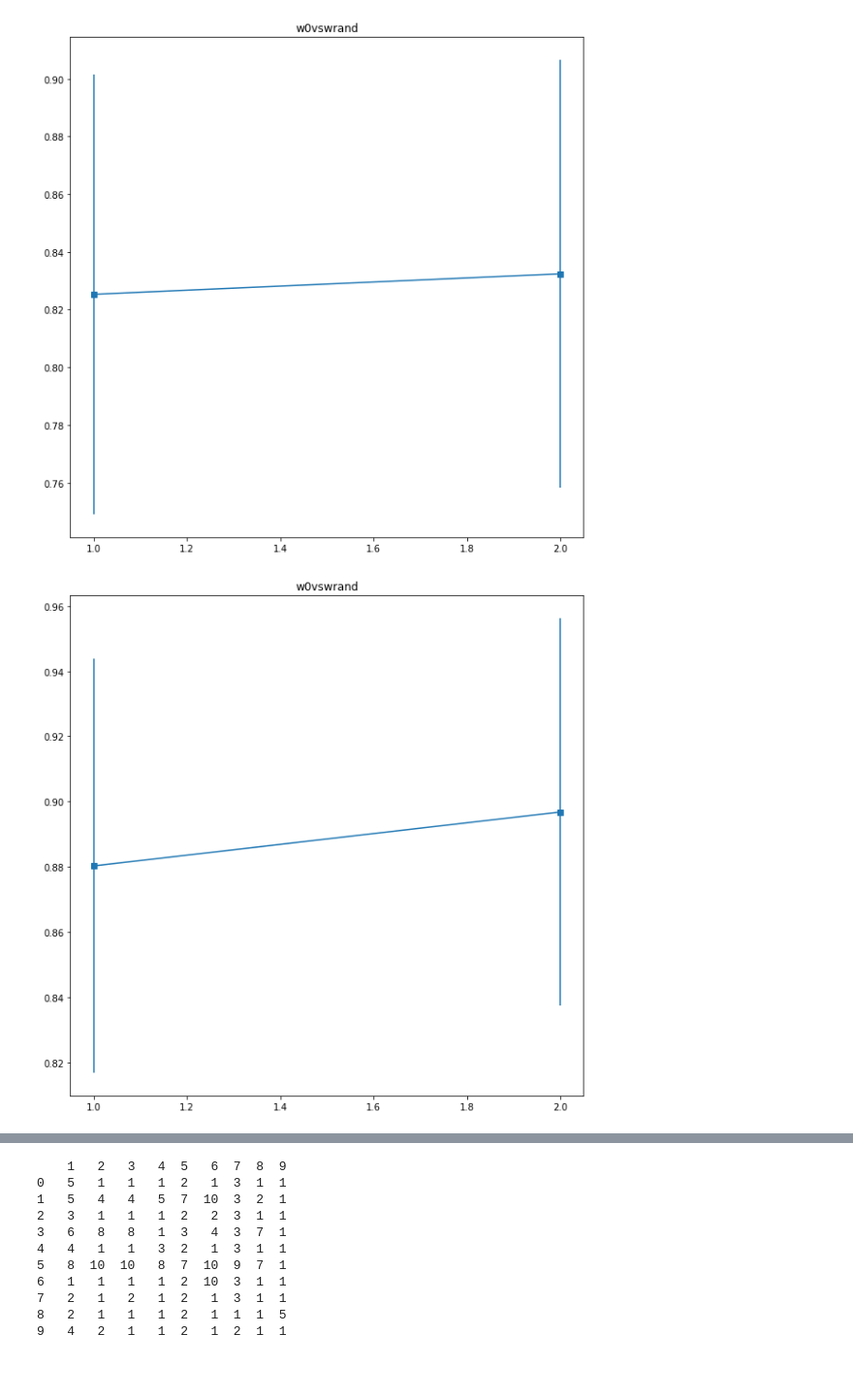
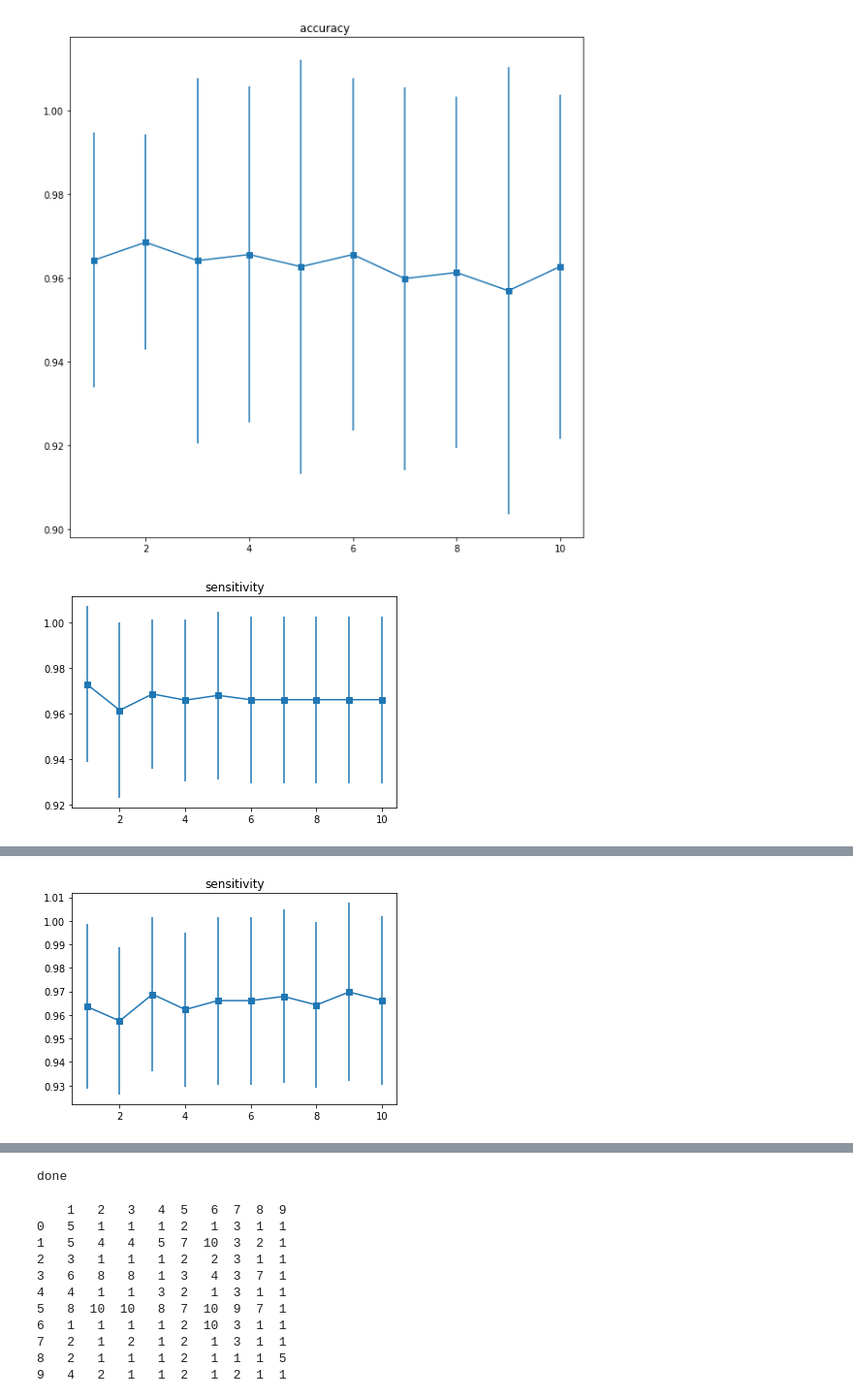
Before and after one commit to IHSIENHUANG/cs171_machine-learning, a Jupyter notebook: hw2/assignment2.ipynb, the cells around one changed output, grey strips where cells are left out. Shown: that part at 97% size. Drawn from its saved outputs; the diff is of its cells as text; code cells hidden in the pictures; blank space fills up the shorter version.

```diff
--- a/hw2/assignment2.ipynb
+++ b/hw2/assignment2.ipynb
@@ -307,10 +311,10 @@ def perceptron():#this function is to help me run my experiment
 def main():
     print ("this is main")
 
-
-    #cross_val()
+    #top_down()#this is for KNN testing top 80% for train down 20% for test and k = 2 , p=2
+    cross_val()#question two cross_val
     # ==========extra credit belowed
-    perceptron()
+    #perceptron()
     print ("done")
 if __name__ == "__main__":
     main()
@@ -335,2 +339,2 @@ specificy_data:  0.7363573096545233
-[figure, old version]
+[figure, new version]
-[figure, old version]
+[figure, new version]
@@ -338,0 +360 @@ done
+[figure, added]
@@ -339,3 +362,4 @@ done
+done
 # %%
 print (df.iloc[0:15,1:10])
 # %% [output]
```
Also changed, not shown: parts of 4 cells of this notebook, 1 other file.
